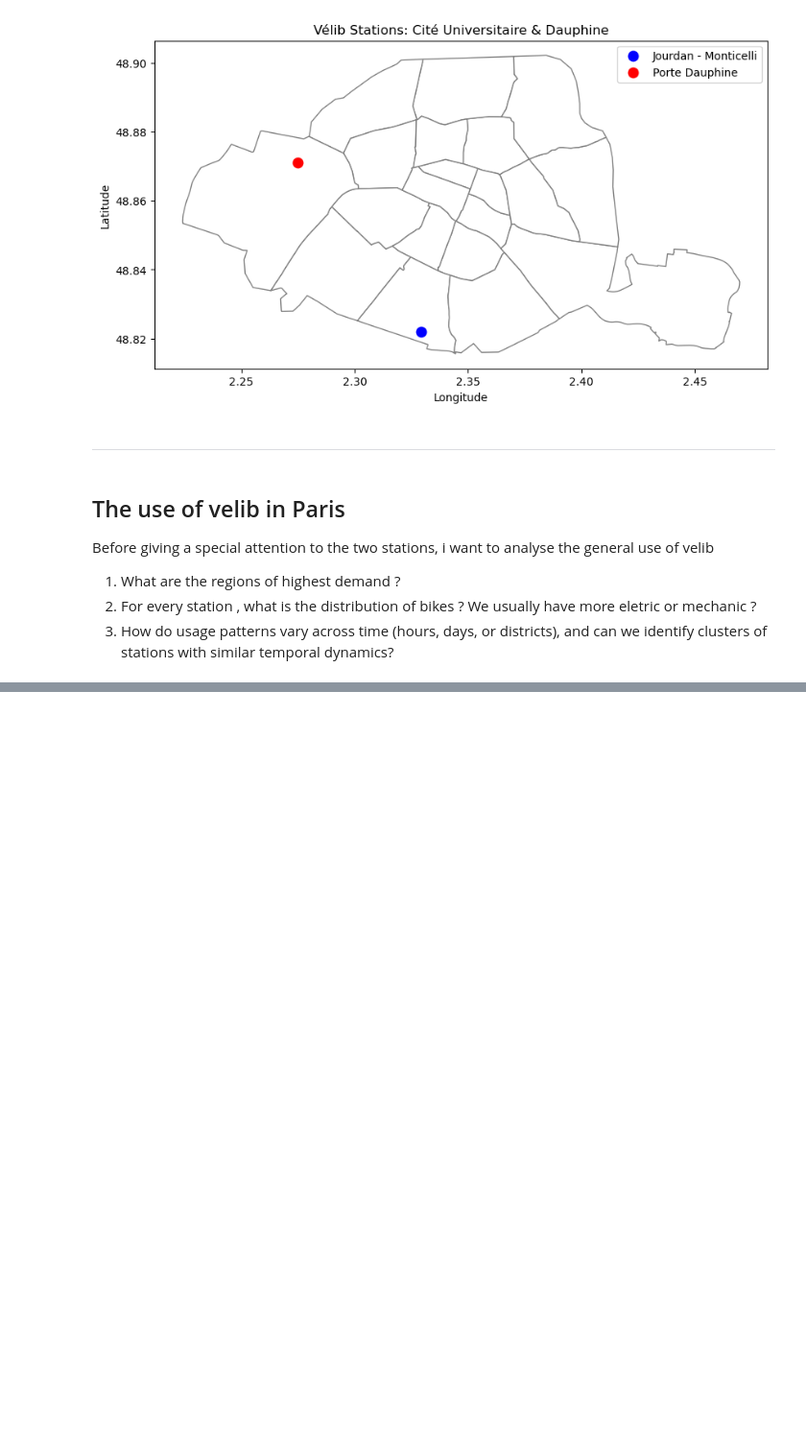
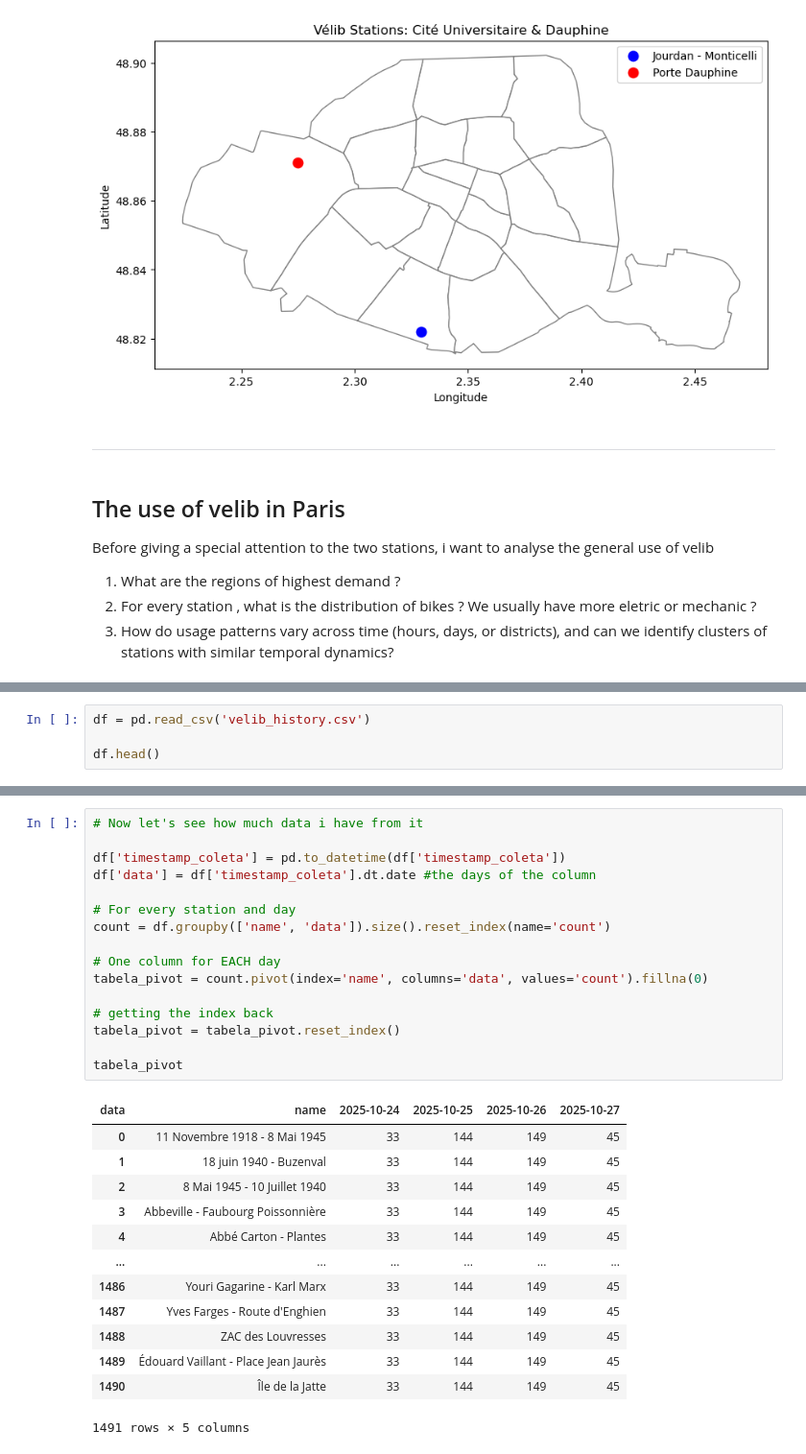
Before and after one commit to victorhrls/Velib, a Jupyter notebook: VelibAnalysis.ipynb, the cells around one changed output, grey strips where cells are left out. Shown at 96% size. Saved outputs shown, nothing was run; the diff lists cells and outputs as text; blank space fills up the shorter version.

```diff
--- a/VelibAnalysis.ipynb
+++ b/VelibAnalysis.ipynb
@@ -242,0 +182,4 @@ df.head()
+# %%
+df = pd.read_csv('velib_history.csv')
+
+df.head()
@@ -242,0 +193,30 @@ df.head()
+# %%
+# Now let's see how much data i have from it
+
+df['timestamp_coleta'] = pd.to_datetime(df['timestamp_coleta'])
+df['data'] = df['timestamp_coleta'].dt.date #the days of the column
+
+# For every station and day
+count = df.groupby(['name', 'data']).size().reset_index(name='count')
+
+# One column for EACH day
+tabela_pivot = count.pivot(index='name', columns='data', values='count').fillna(0)
+
+# getting the index back
+tabela_pivot = tabela_pivot.reset_index()
+
+tabela_pivot
+# %% [output]
+| data | name | 2025-10-24 | 2025-10-25 | 2025-10-26 | 2025-10-27 |
+| 0 | 11 Novembre 1918 - 8 Mai 1945 | 33 | 144 | 149 | 45 |
+| 1 | 18 juin 1940 - Buzenval | 33 | 144 | 149 | 45 |
+| 2 | 8 Mai 1945 - 10 Juillet 1940 | 33 | 144 | 149 | 45 |
+| 3 | Abbeville - Faubourg Poissonnière | 33 | 144 | 149 | 45 |
+| 4 | Abbé Carton - Plantes | 33 | 144 | 149 | 45 |
+| ... | ... | ... | ... | ... | ... |
+| 1486 | Youri Gagarine - Karl Marx | 33 | 144 | 149 | 45 |
+| 1487 | Yves Farges - Route d'Enghien | 33 | 144 | 149 | 45 |
+| 1488 | ZAC des Louvresses | 33 | 144 | 149 | 45 |
+| 1489 | Édouard Vaillant - Place Jean Jaurès | 33 | 144 | 149 | 45 |
+| 1490 | Île de la Jatte | 33 | 144 | 149 | 45 |
+1491 rows × 5 columns
```
Also changed, not shown: parts of 10 cells of this notebook.
